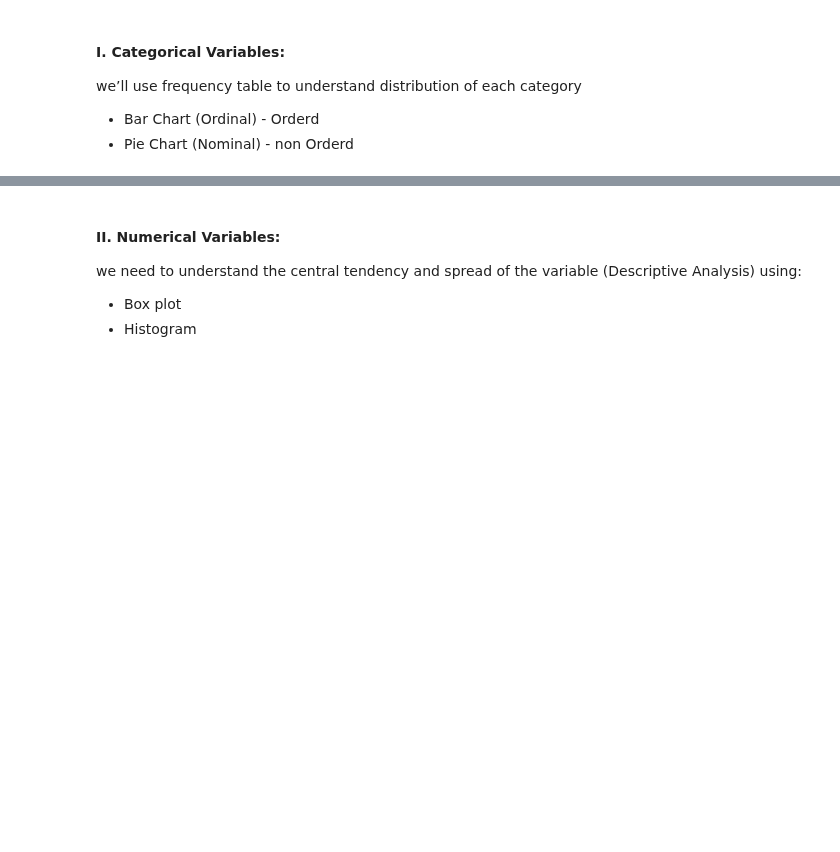
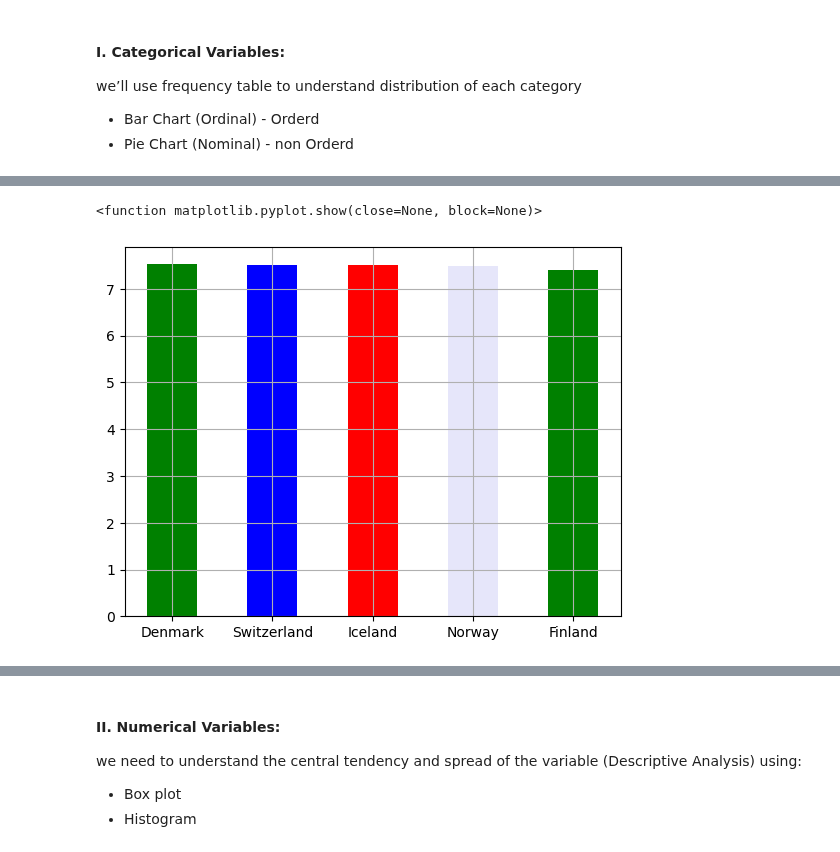
Before and after one commit to Tuwaiq-DS-ML-bootcamp-V-7/Usecase-2, a Jupyter notebook: EDA explain template.ipynb, the cells around one changed output, grey strips where cells are left out. Cells and saved outputs as stored; diff of their text form; code cells hidden in the pictures; blank space fills up the shorter version.

```diff
--- a/EDA explain template.ipynb
+++ b/EDA explain template.ipynb
@@ -625,0 +652,8 @@ yar8.head(22)
+# %%
+s=yar6['Happiness Score']-yar6['Lower Confidence Interval']
+
+
+
+yar6.insert(4, 'Standard Error', s)
+
+yar6.head(10)
@@ -625,0 +672,8 @@ yar8.head(22)
+# %%
+yar6 = yar6.drop('Lower Confidence Interval', axis=1)
+yar6 = yar6.drop('Upper Confidence Interval', axis=1)
+yar6
+# %%
+yar6.rename(columns={ 'Happiness Rank': 'Rank',
+                     'Happiness Score': 'Score' }, inplace=True)
+yar6.head(1)
@@ -667,0 +1017,16 @@ we’ll use frequency table to understand distribution of each category
+# %%
+rank_counts = yar6["Country"].head(5).value_counts()
+rank_counts
+Score_counts = yar6["Score"].head(5)
+Score_counts
+plt.bar(rank_counts.index,
+        Score_counts.values,
+        width=0.5,
+        color=['green', 'blue', 'red', 'lavender'],
+
+       )
+plt.grid()
+plt.show
+# %% [output]
+<function matplotlib.pyplot.show(close=None, block=None)>
+[figure, added]
```
Also changed, not shown: parts of 87 cells of this notebook, 1 other file.
